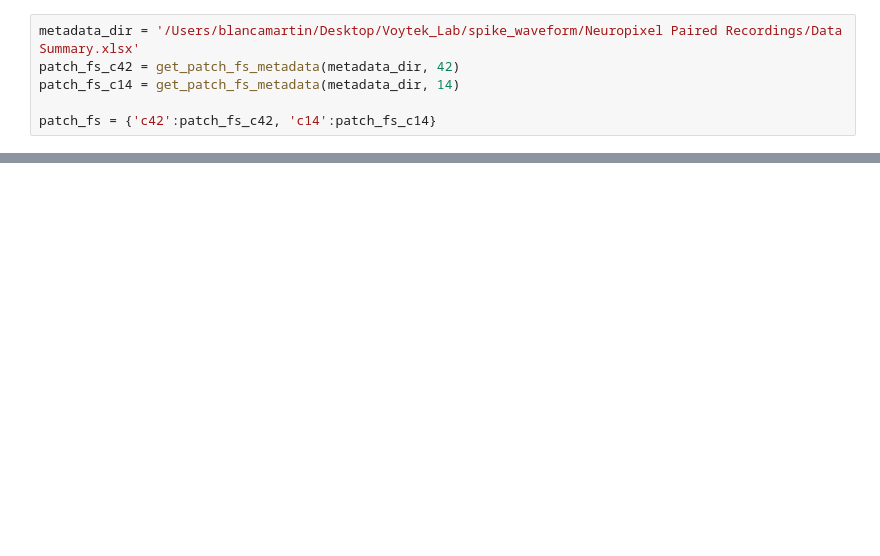
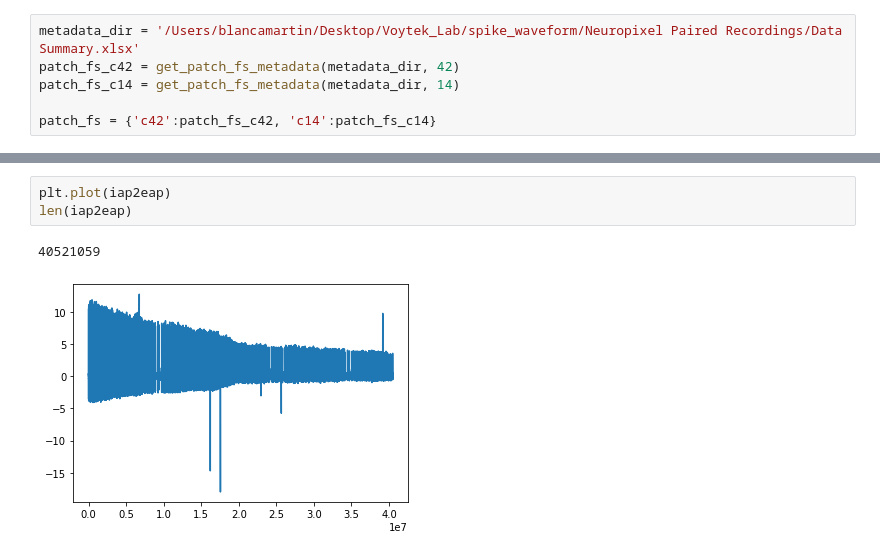
Before and after one commit to voytekresearch/spikewise, a Jupyter notebook: datasets/spe-1_rh/spe-1_rh_c42_IAPvsEAP.ipynb, the cells around one changed output, grey strips where cells are left out. Drawn from its saved outputs; the diff is of its cells as text; blank space fills up the shorter version.

```diff
--- a/datasets/spe-1_rh/spe-1_rh_c42_IAPvsEAP.ipynb
+++ b/datasets/spe-1_rh/spe-1_rh_c42_IAPvsEAP.ipynb
@@ -783,0 +100,6 @@ plt.show()
+# %%
+plt.plot(iap2eap)
+len(iap2eap)
+# %% [output]
+40521059
+[figure, added]
```
Also changed, not shown: parts of 99 cells of this notebook.
